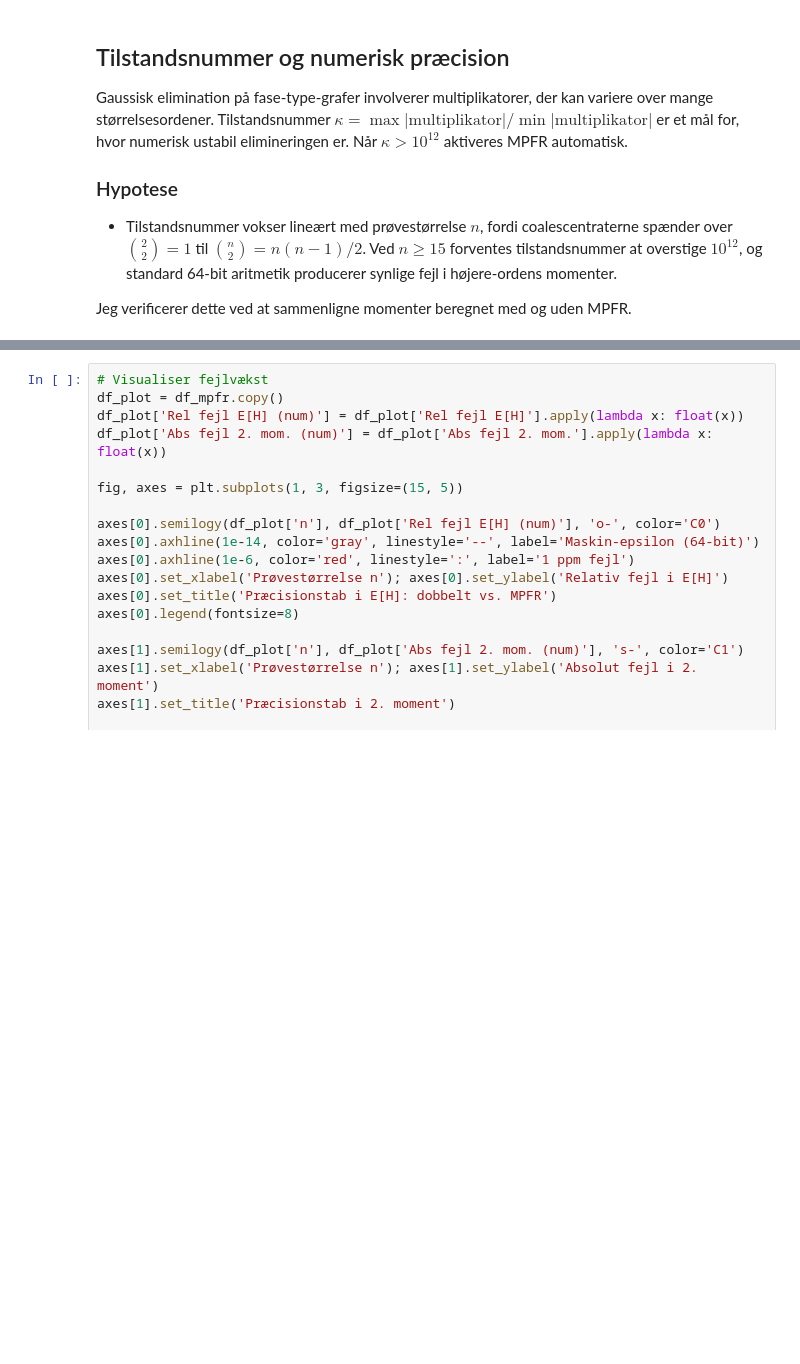
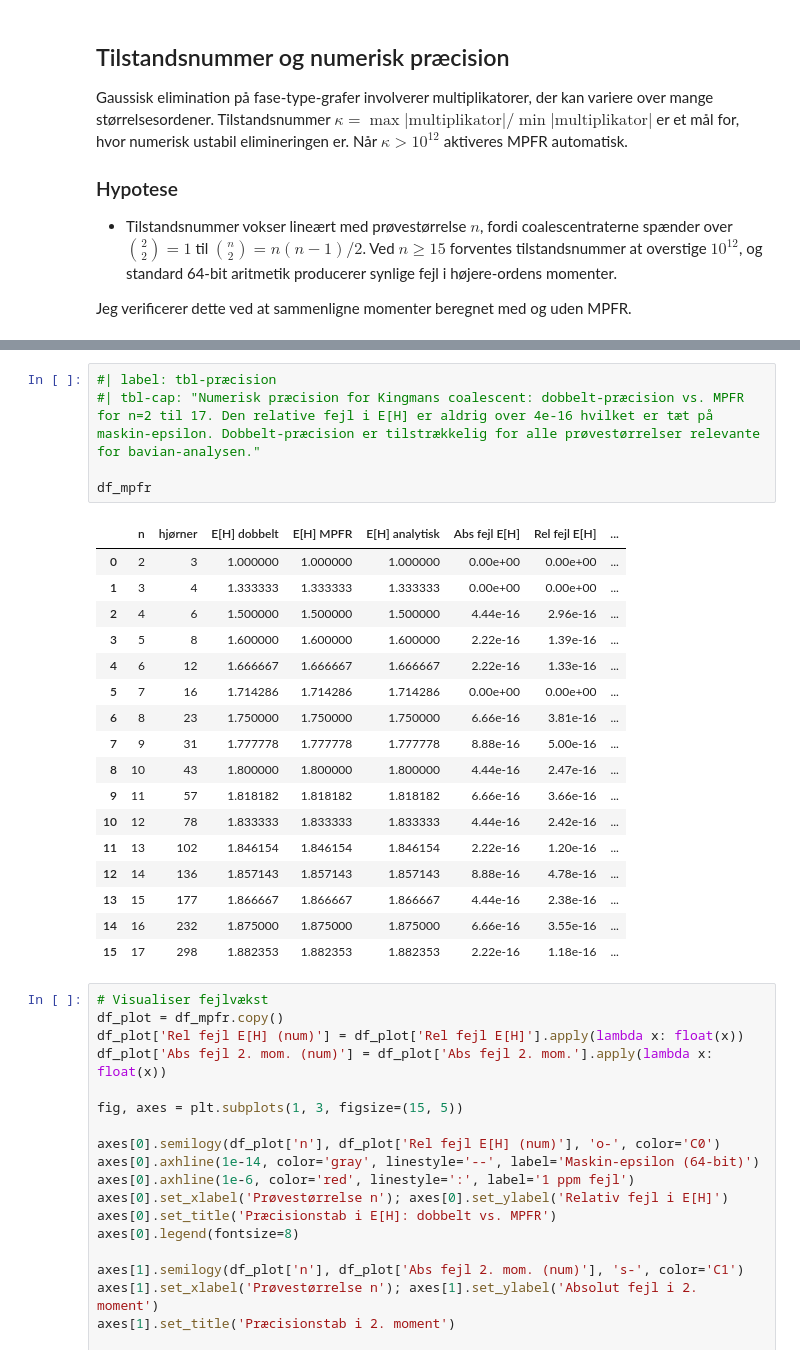
Before and after one commit to munch-group/emma-giraf, a Jupyter notebook: notebooks/04_numerical_precision_and_scaling.ipynb, the cells around one changed output, grey strips where cells are left out. Drawn from its saved outputs; the diff is of its cells as text; blank space fills up the shorter version.

```diff
--- a/notebooks/04_numerical_precision_and_scaling.ipynb
+++ b/notebooks/04_numerical_precision_and_scaling.ipynb
@@ -152,3 +149,26 @@ Bygger coalescent og analyserer tilstandsnummer...
+# %%
+#| label: tbl-præcision
+#| tbl-cap: "Numerisk præcision for Kingmans coalescent: dobbelt-præcision vs. MPFR for n=2 til 17. Den relative fejl i E[H] er aldrig over 4e-16 hvilket er tæt på maskin-epsilon. Dobbelt-præcision er tilstrækkelig for alle prøvestørrelser relevante for bavian-analysen."
+
+df_mpfr
+# %% [output]
+|  | n | hjørner | E[H] dobbelt | E[H] MPFR | E[H] analytisk | Abs fejl E[H] | Rel fejl E[H] | ... |
+| 0 | 2 | 3 | 1.000000 | 1.000000 | 1.000000 | 0.00e+00 | 0.00e+00 | ... |
+| 1 | 3 | 4 | 1.333333 | 1.333333 | 1.333333 | 0.00e+00 | 0.00e+00 | ... |
+| 2 | 4 | 6 | 1.500000 | 1.500000 | 1.500000 | 4.44e-16 | 2.96e-16 | ... |
+| 3 | 5 | 8 | 1.600000 | 1.600000 | 1.600000 | 2.22e-16 | 1.39e-16 | ... |
+| 4 | 6 | 12 | 1.666667 | 1.666667 | 1.666667 | 2.22e-16 | 1.33e-16 | ... |
+| 5 | 7 | 16 | 1.714286 | 1.714286 | 1.714286 | 0.00e+00 | 0.00e+00 | ... |
+| 6 | 8 | 23 | 1.750000 | 1.750000 | 1.750000 | 6.66e-16 | 3.81e-16 | ... |
+| 7 | 9 | 31 | 1.777778 | 1.777778 | 1.777778 | 8.88e-16 | 5.00e-16 | ... |
+| 8 | 10 | 43 | 1.800000 | 1.800000 | 1.800000 | 4.44e-16 | 2.47e-16 | ... |
+| 9 | 11 | 57 | 1.818182 | 1.818182 | 1.818182 | 6.66e-16 | 3.66e-16 | ... |
+| 10 | 12 | 78 | 1.833333 | 1.833333 | 1.833333 | 4.44e-16 | 2.42e-16 | ... |
+| 11 | 13 | 102 | 1.846154 | 1.846154 | 1.846154 | 2.22e-16 | 1.20e-16 | ... |
+| 12 | 14 | 136 | 1.857143 | 1.857143 | 1.857143 | 8.88e-16 | 4.78e-16 | ... |
+| 13 | 15 | 177 | 1.866667 | 1.866667 | 1.866667 | 4.44e-16 | 2.38e-16 | ... |
+| 14 | 16 | 232 | 1.875000 | 1.875000 | 1.875000 | 6.66e-16 | 3.55e-16 | ... |
+| 15 | 17 | 298 | 1.882353 | 1.882353 | 1.882353 | 2.22e-16 | 1.18e-16 | ... |
 # %%
 # Visualiser fejlvækst
 df_plot = df_mpfr.copy()
```
Also changed, not shown: parts of 11 cells of this notebook, 9 other files.
